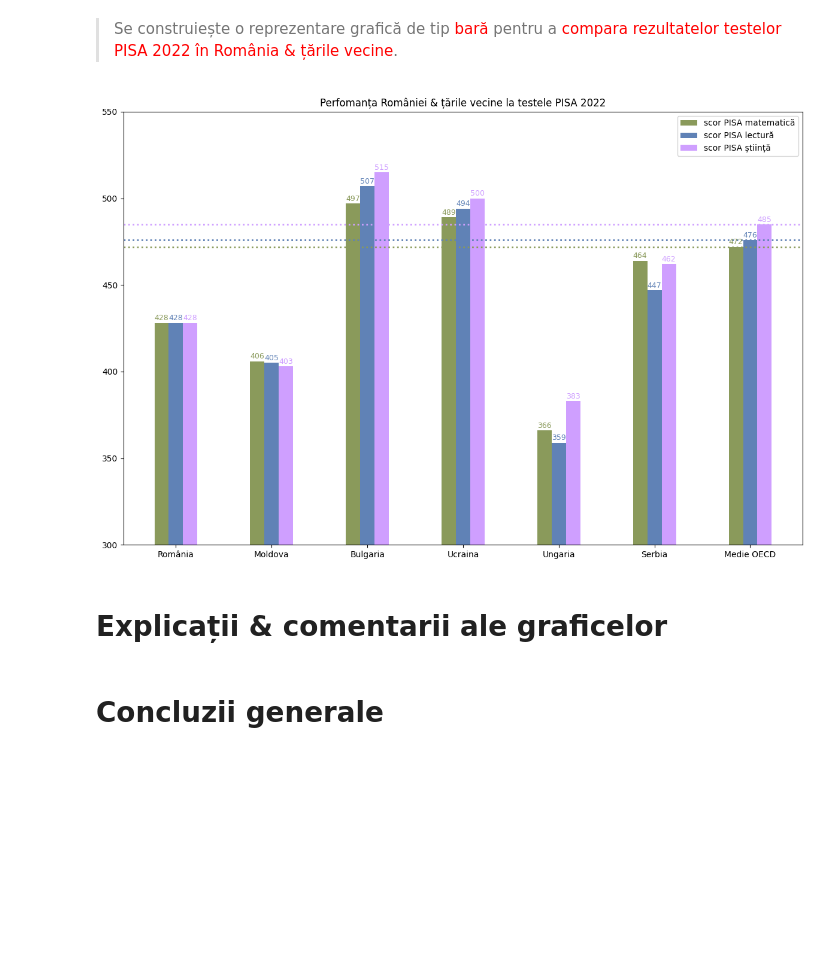
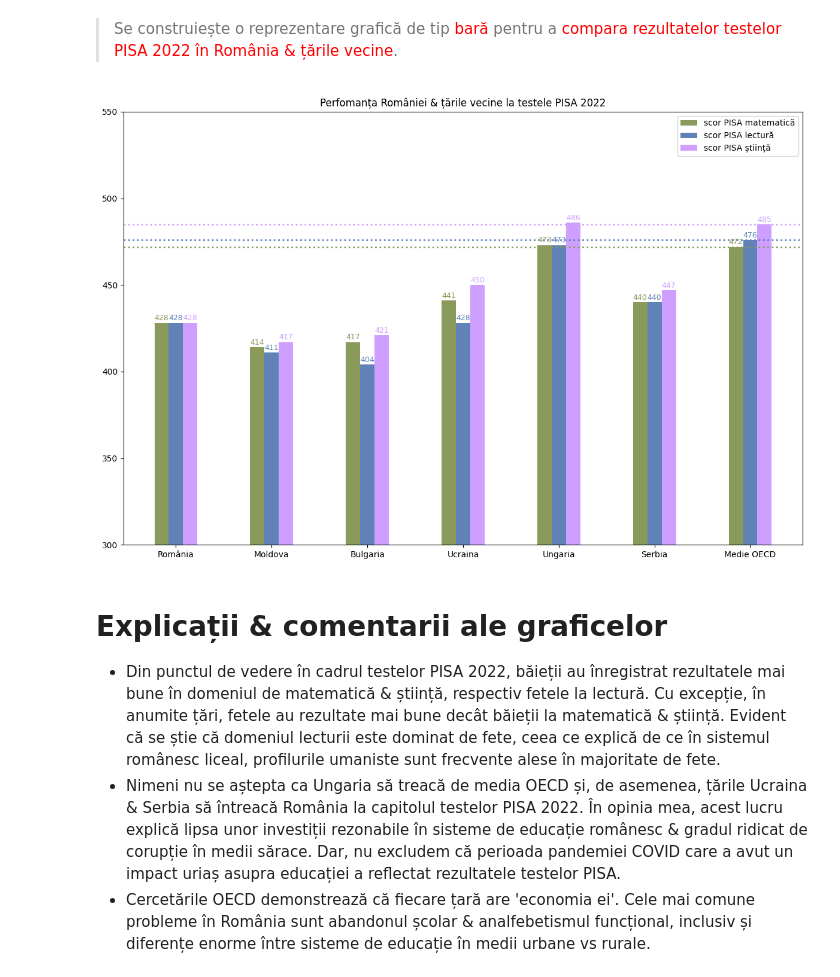
Before and after one commit to v1ctoras/PVDP_Examen, a Jupyter notebook: proiectEXAMEN.ipynb, the cells around one changed output. Drawn from its saved outputs; the diff is of its cells as text; code cells hidden in the pictures; blank space fills up the shorter version.

```diff
--- a/proiectEXAMEN.ipynb
+++ b/proiectEXAMEN.ipynb
@@ -448,29 +453,29 @@ import matplotlib.pyplot as plt
 
 # construire variabilă pentru fiecare țară în domeniul matematic
 bar1_RO = set_de_date.iloc[64, set_de_date.columns.get_loc('Math')]
-bar1_MD = set_de_date.iloc[50, set_de_date.columns.get_loc('Math')]
-bar1_BG = set_de_date.iloc[11, set_de_date.columns.get_loc('Math')]
-bar1_UKR = set_de_date.iloc[77, set_de_date.columns.get_loc('Math')]
-bar1_HR = set_de_date.iloc[32, set_de_date.columns.get_loc('Math')]
-bar1_SR = set_de_date.iloc[68, set_de_date.columns.get_loc('Math')]
+bar1_MD = set_de_date.iloc[48, set_de_date.columns.get_loc('Math')]
+bar1_BG = set_de_date.iloc[9, set_de_date.columns.get_loc('Math')]
+bar1_UKR = set_de_date.iloc[75, set_de_date.columns.get_loc('Math')]
+bar1_HR = set_de_date.iloc[30, set_de_date.columns.get_loc('Math')]
+bar1_SR = set_de_date.iloc[66, set_de_date.columns.get_loc('Math')]
 bar1_OECD = set_de_date.iloc[0, set_de_date.columns.get_loc('Math')]
 
 # construire variabilă pentru fiecare țară în domeniul lecturii
 bar2_RO = set_de_date.iloc[64, set_de_date.columns.get_loc('Read')]
-bar2_MD = set_de_date.iloc[50, set_de_date.columns.get_loc('Read')]
-bar2_BG = set_de_date.iloc[11, set_de_date.columns.get_loc('Read')]
-bar2_UKR = set_de_date.iloc[77, set_de_date.columns.get_loc('Read')]
-bar2_HR = set_de_date.iloc[32, set_de_date.columns.get_loc('Read')]
-bar2_SR = set_de_date.iloc[68, set_de_date.columns.get_loc('Read')]
+bar2_MD = set_de_date.iloc[48, set_de_date.columns.get_loc('Read')]
+bar2_BG = set_de_date.iloc[9, set_de_date.columns.get_loc('Read')]
+bar2_UKR = set_de_date.iloc[75, set_de_date.columns.get_loc('Read')]
+bar2_HR = set_de_date.iloc[30, set_de_date.columns.get_loc('Read')]
+bar2_SR = set_de_date.iloc[66, set_de_date.columns.get_loc('Read')]
 bar2_OECD = set_de_date.iloc[0, set_de_date.columns.get_loc('Read')]
 
 # construire variabilă pentru fiecare țară în domeniul științific
 bar3_RO = set_de_date.iloc[64, set_de_date.columns.get_loc('Science')]
-bar3_MD = set_de_date.iloc[50, set_de_date.columns.get_loc('Science')]
-bar3_BG = set_de_date.iloc[11, set_de_date.columns.get_loc('Science')]
-bar3_UKR = set_de_date.iloc[77, set_de_date.columns.get_loc('Science')]
-bar3_HR = set_de_date.iloc[32, set_de_date.columns.get_loc('Science')]
-bar3_SR = set_de_date.iloc[68, set_de_date.columns.get_loc('Science')]
+bar3_MD = set_de_date.iloc[48, set_de_date.columns.get_loc('Science')]
+bar3_BG = set_de_date.iloc[9, set_de_date.columns.get_loc('Science')]
+bar3_UKR = set_de_date.iloc[75, set_de_date.columns.get_loc('Science')]
+bar3_HR = set_de_date.iloc[30, set_de_date.columns.get_loc('Science')]
+bar3_SR = set_de_date.iloc[66, set_de_date.columns.get_loc('Science')]
 bar3_OECD = set_de_date.iloc[0, set_de_date.columns.get_loc('Science')]
 
 # adăugare totală în cele 3 bare
@@ -482,35 +487,37 @@ x = np.arange(7)
 width = 0.15
 
 fig, ax = plt.subplots(figsize = (12, 8))
 
 # afișare triplă-bare unde sunt setate dimensiunile & culori
 a = ax.bar(x-width, bar1, width, label = 'scor PISA matematică', color = '#8A9A5B')
 b = ax.bar(x, bar2, width, label = 'scor PISA lectură', color = '#6082B6')
 c = ax.bar(x+width, bar3, width, label = 'scor PISA știință', color = '#CF9FFF')
 
 # afișare valori pentru fiecare bară
 ax.bar_label(a, padding = 1, fmt = '%.0f', fontsize = 9, color = '#8A9A5B')
 ax.bar_label(b, padding = 1, fmt = '%.0f', fontsize = 9, color = '#6082B6')
 ax.bar_label(c, padding = 1, fmt = '%.0f', fontsize = 9, color = '#CF9FFF')
 
 # afișare medie sub formă de linie
 plt.axhline(y = bar1_OECD, color = '#8A9A5B', linestyle = 'dotted', linewidth = 2)
 plt.axhline(y = bar2_OECD, color = '#6082B6', linestyle = 'dotted', linewidth = 2)
 plt.axhline(y = bar3_OECD, color = '#CF9FFF', linestyle = 'dotted', linewidth = 2)
 
 ax.legend()
 ax.set_title('Perfomanța României & țările vecine la testele PISA 2022')
 ax.set_xticks([0, 1, 2, 3, 4, 5, 6])
 ax.set_xticklabels(['România', 'Moldova', 'Bulgaria', 'Ucraina', 'Ungaria', 'Serbia', 'Medie OECD'])
 
 # comandă pentru afișarea detaliată
 ax.set_ylim(300, 550)
 
 plt.tight_layout()
 plt.show()
 # %% [output]
-[figure, old version]
+[figure, new version]
-# %% [markdown]
-# Explicații & comentarii ale graficelor
-# %% [markdown]
-# Concluzii generale
+# %% [markdown]
+# Explicații & comentarii ale graficelor
+
+*   Din punctul de vedere în cadrul testelor PISA 2022, băieții au înregistrat rezultatele mai bune în domeniul de matematică & știință, respectiv fetele la lectură. Cu excepție, în anumite țări, fetele au rezultate mai bune decât băieții la matematică & știință. Evident că se știe că domeniul lecturii este dominat de fete, ceea ce explică de ce în sistemul românesc liceal, profilurile umaniste sunt frecvente alese în majoritate de fete.
+*   Nimeni nu se aștepta ca Ungaria să treacă de media OECD și, de asemenea, țările Ucraina & Serbia să întreacă România la capitolul testelor PISA 2022. În opinia mea, acest lucru explică lipsa unor investiții rezonabile în sisteme de educație românesc & gradul ridicat de corupție în medii sărace. Dar, nu excludem că perioada pandemiei COVID care a avut un impact uriaș asupra educației a reflectat rezultatele testelor PISA.
+*   Cercetările OECD demonstrează că fiecare țară are 'economia ei'. Cele mai comune probleme în România sunt abandonul școlar & analfebetismul funcțional, inclusiv și diferențe enorme între sisteme de educație în medii urbane vs rurale.
```
Also changed, not shown: parts of 3 cells of this notebook.
